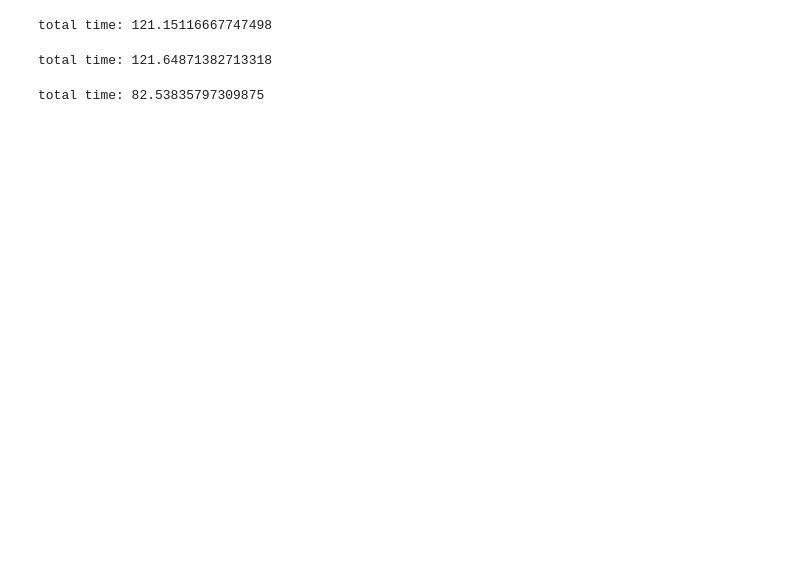
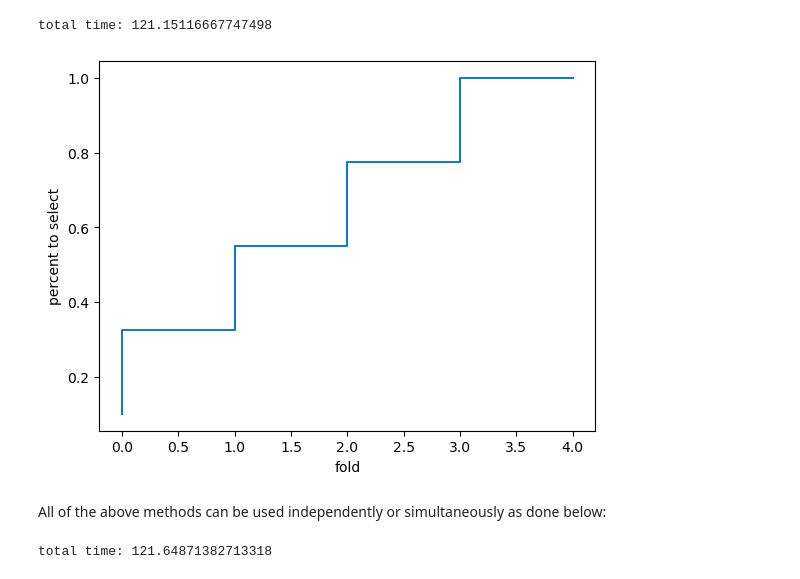
Before and after one commit to EpistasisLab/tpot, a Jupyter notebook: Tutorial/6_SH_and_early_termination.ipynb, the cells around one changed output. Drawn from its saved outputs; the diff is of its cells as text; code cells hidden in the pictures; blank space fills up the shorter version.

```diff
--- a/Tutorial/6_SH_and_early_termination.ipynb
+++ b/Tutorial/6_SH_and_early_termination.ipynb
@@ -114,3 +171,22 @@ est.fit(X, y)
 print(f"total time: {time.time()-start}")
 # %% [output]
 total time: 121.15116667747498
+# %%
+import matplotlib.pyplot as plt
+import tpot2
+
+selection_evaluation_early_stop = [.1, 1]
+selection_evaluation_scaling = .5
+cv = 5
+
+#Population and budget use stepwise
+fig, ax1 = plt.subplots()
+
+interpolated_values = tpot2.beta_interpolation(start=selection_evaluation_early_stop[0], end=selection_evaluation_early_stop[-1], n=cv, n_steps=cv, scale=selection_evaluation_scaling)
+ax1.step(list(range(len(interpolated_values))), interpolated_values, label=f"threshold")
+ax1.set_xlabel("fold")
+ax1.set_ylabel("percent to select")
+#ax1.legend(loc='center left', bbox_to_anchor=(1.1, 0.4))
+plt.show()
+# %% [output]
+[figure, added]
@@ -117,3 +214,5 @@ total time: 121.15116667747498
+# %% [markdown]
+All of the above methods can be used independently or simultaneously as done below:
 # %%
 est = tpot2.TPOTEstimator(
                             generations=5,
@@ -148,37 +247,3 @@ est.fit(X, y)
 print(f"total time: {time.time()-start}")
 # %% [output]
 total time: 121.64871382713318
-# %%
-est = tpot2.TPOTEstimator(
-                            generations=5,
-                            scorers=['roc_auc_ovr'],
-                            scorers_weights=[1],
-                            classification=True,
-                            root_config_dict="classifiers",
-                            inner_config_dict= ["transformers"],
-                            leaf_config_dict="selectors",
-                            n_jobs=32,
-                            cv=2,
-                            max_eval_time_seconds=30,
-
-                            population_size=60,
-                            initial_population_size=100,
-                            population_scaling = .5,
-                            generations_until_end_population = 4,
-
-                            budget_range = [.3,1],
-                            generations_until_end_budget=4,
-
-                            # threshold_evaluation_early_stop = [30,50],
-                            # threshold_evaluation_scaling = .2,
-                            # selection_evaluation_early_stop = [.5,1],
-                            # selection_evaluation_scaling = .2,
-
-                            verbose=0)
-
-
-start = time.time()
-est.fit(X, y)
-print(f"total time: {time.time()-start}")
-# %% [output]
-total time: 82.53835797309875
```
Also changed, not shown: parts of 9 cells of this notebook, 11 other files.
